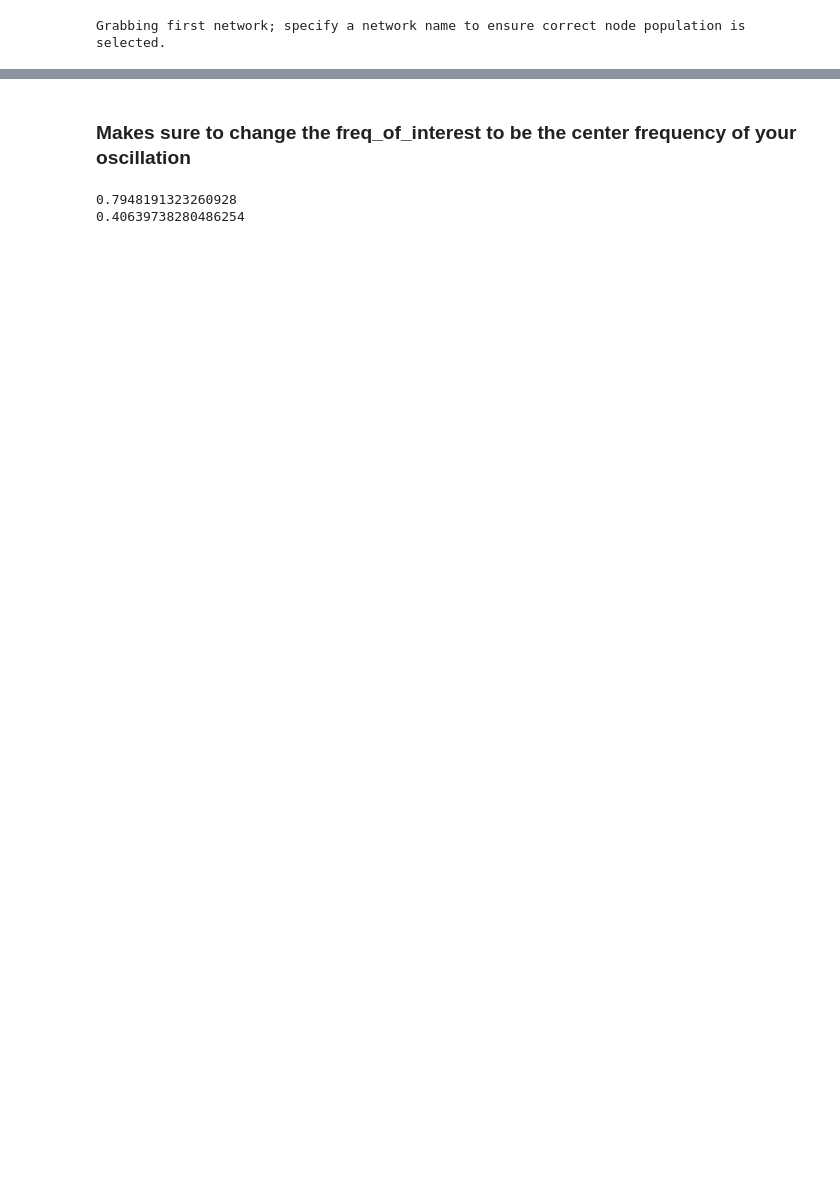
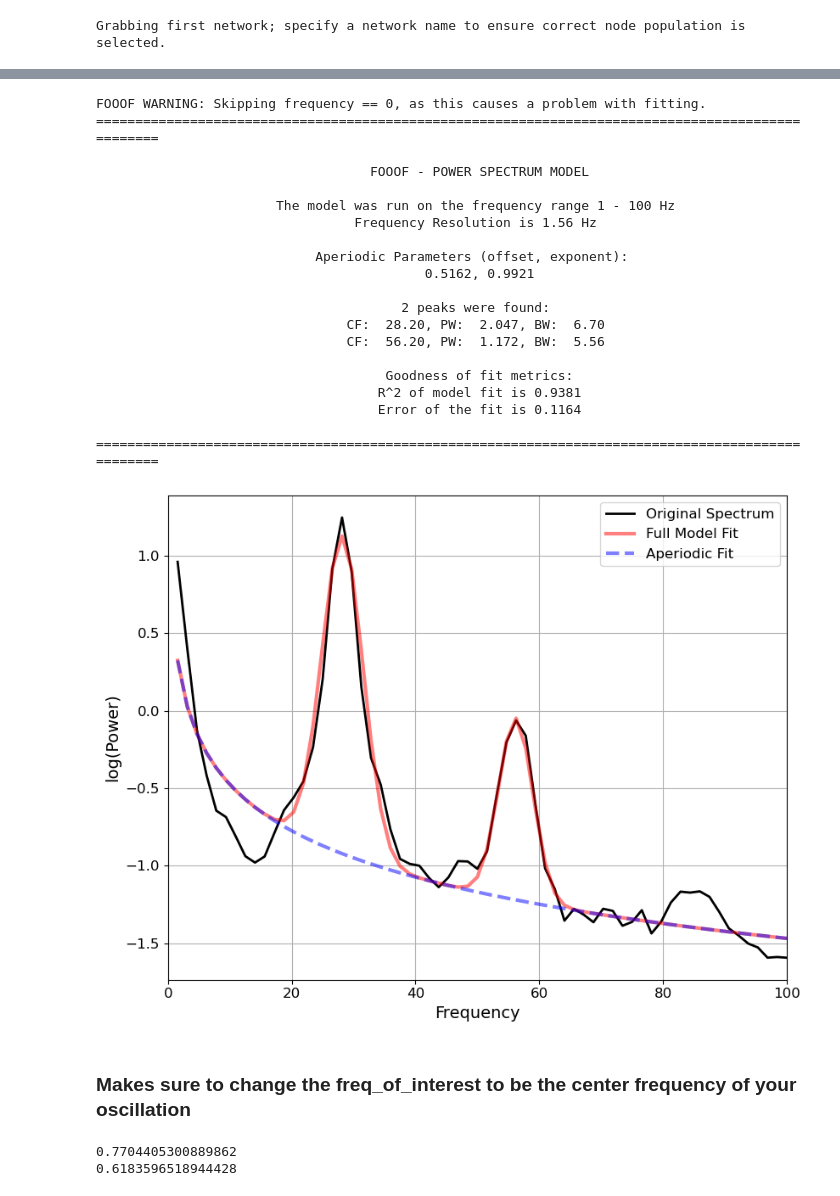
Before and after one commit to cyneuro/bmtool, a Jupyter notebook: examples/analysis/phase_locking_value/phase_locking_value.ipynb, the cells around one changed output, grey strips where cells are left out. Drawn from its saved outputs; the diff is of its cells as text; code cells hidden in the pictures; blank space fills up the shorter version.

```diff
--- a/examples/analysis/phase_locking_value/phase_locking_value.ipynb
+++ b/examples/analysis/phase_locking_value/phase_locking_value.ipynb
@@ -39,10 +64,35 @@ FOOOF WARNING: Skipping frequency == 0, as this causes a problem with fitting.
+# %%
+hz, pxx = ss.welch(x=spike_rate['LTS'],fs=fs)
+results = lfp.fit_fooof(f=hz,pxx=pxx,plot=True,report=True,freq_range=[0,100],plt_log=False,plt_range=[0,100])
+# %% [output]
+FOOOF WARNING: Skipping frequency == 0, as this causes a problem with fitting.
+==================================================================================================
+
+                                   FOOOF - POWER SPECTRUM MODEL
+
+                       The model was run on the frequency range 1 - 100 Hz
+                                 Frequency Resolution is 1.56 Hz
+
+                            Aperiodic Parameters (offset, exponent):
+                                          0.5162, 0.9921
+
+                                       2 peaks were found:
+                                CF:  28.20, PW:  2.047, BW:  6.70
+                                CF:  56.20, PW:  1.172, BW:  5.56
+
+                                     Goodness of fit metrics:
+                                    R^2 of model fit is 0.9381
+                                    Error of the fit is 0.1164
+
+==================================================================================================
+[figure, added]
 # %% [markdown]
 ### Makes sure to change the freq_of_interest to be the center frequency of your oscillation
 # %%
-plv = lfp.calculate_plv(spike_rate['FSI'],lfp_processed[0],fs=400,freq_of_interest=46.)
+plv = lfp.calculate_plv(spike_rate['FSI'],lfp_processed[0],fs=400,freq_of_interest=27.)
 print(plv)
-plv = lfp.calculate_plv(spike_rate['LTS'],lfp_processed[0],fs=400,freq_of_interest=46.)
+plv = lfp.calculate_plv(spike_rate['LTS'],lfp_processed[0],fs=400,freq_of_interest=27.)
 print(plv)
 # %% [output]
-0.7948191323260928
-0.40639738280486254
+0.7704405300889862
+0.6183596518944428
```
Also changed, not shown: parts of 5 cells of this notebook, 4 other files.
